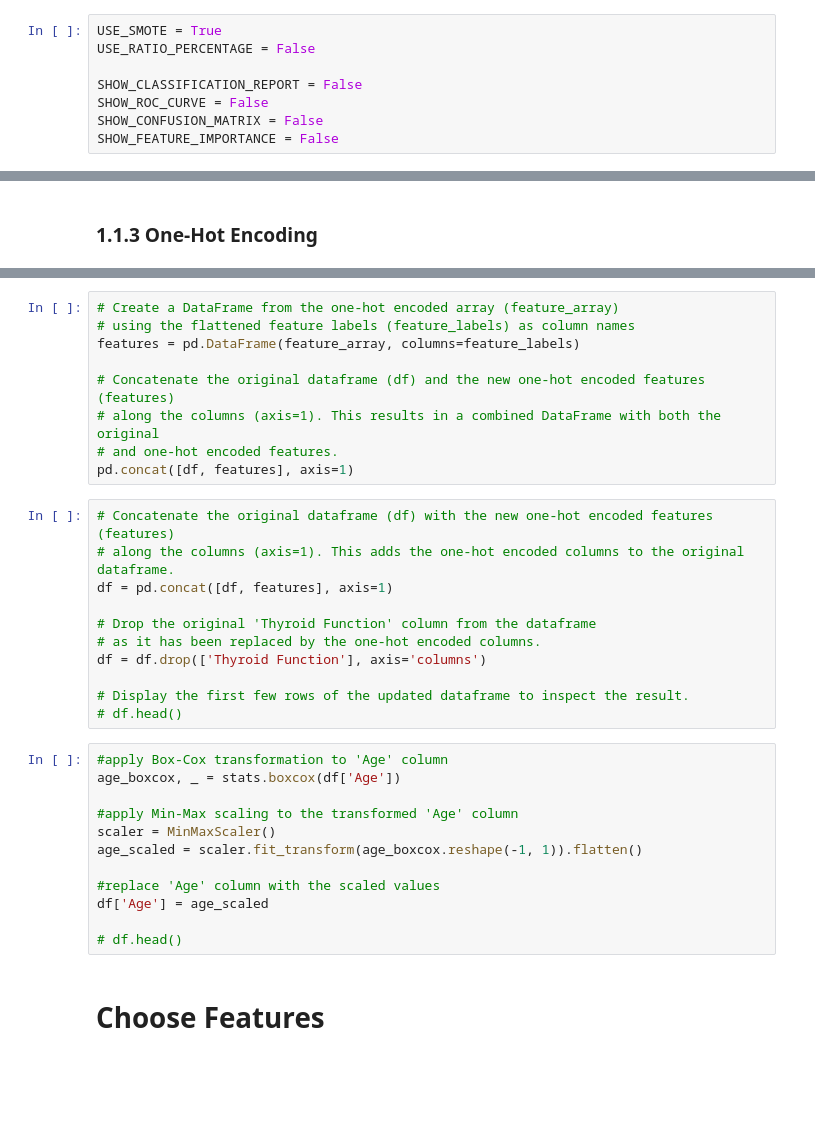
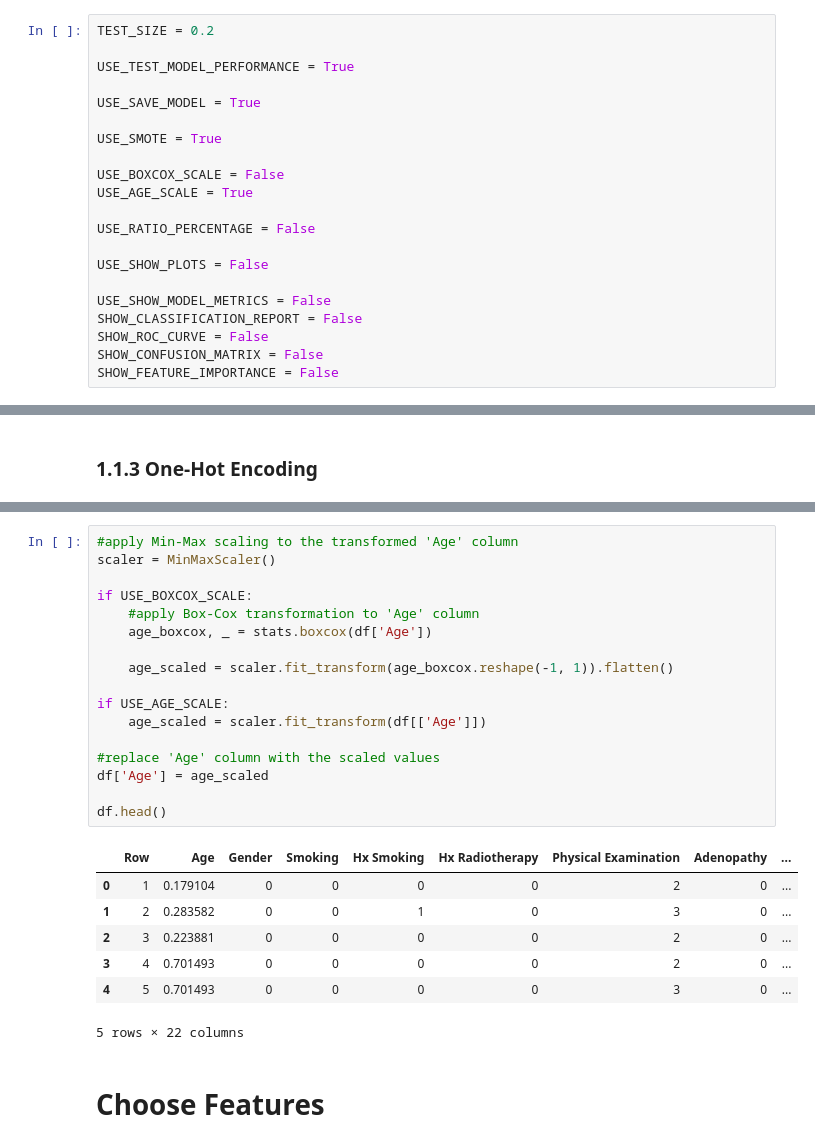
Before and after one commit to josh-dcosta/pjas-thyroid, a Jupyter notebook: code/science-project-ml-2-3.ipynb, the cells around one changed output, grey strips where cells are left out. Drawn from its saved outputs; the diff is of its cells as text; blank space fills up the shorter version.

```diff
--- a/code/science-project-ml-2-3.ipynb
+++ b/code/science-project-ml-2-3.ipynb
@@ -56,9 +56,22 @@ import joblib
 # %% [markdown]
 # Parameters
 # %%
+TEST_SIZE = 0.2
+
+USE_TEST_MODEL_PERFORMANCE = True
+
+USE_SAVE_MODEL = True
+
 USE_SMOTE = True
+
+USE_BOXCOX_SCALE = False
+USE_AGE_SCALE = True
+
 USE_RATIO_PERCENTAGE = False
 
+USE_SHOW_PLOTS = False
+
+USE_SHOW_MODEL_METRICS = False
 SHOW_CLASSIFICATION_REPORT = False
 SHOW_ROC_CURVE = False
 SHOW_CONFUSION_MATRIX = False
@@ -235,35 +267,28 @@ pd.DataFrame(feature_array, columns=feature_labels)
-# %%
-# Create a DataFrame from the one-hot encoded array (feature_array)
-# using the flattened feature labels (feature_labels) as column names
-features = pd.DataFrame(feature_array, columns=feature_labels)
-
-# Concatenate the original dataframe (df) and the new one-hot encoded features (features)
-# along the columns (axis=1). This results in a combined DataFrame with both the original
-# and one-hot encoded features.
-pd.concat([df, features], axis=1)
-# %%
-# Concatenate the original dataframe (df) with the new one-hot encoded features (features)
-# along the columns (axis=1). This adds the one-hot encoded columns to the original dataframe.
-df = pd.concat([df, features], axis=1)
-
-# Drop the original 'Thyroid Function' column from the dataframe
-# as it has been replaced by the one-hot encoded columns.
-df = df.drop(['Thyroid Function'], axis='columns')
-
-# Display the first few rows of the updated dataframe to inspect the result.
-# df.head()
 # %%
-#apply Box-Cox transformation to 'Age' column
-age_boxcox, _ = stats.boxcox(df['Age'])
-
 #apply Min-Max scaling to the transformed 'Age' column
 scaler = MinMaxScaler()
-age_scaled = scaler.fit_transform(age_boxcox.reshape(-1, 1)).flatten()
+
+if USE_BOXCOX_SCALE:
+    #apply Box-Cox transformation to 'Age' column
+    age_boxcox, _ = stats.boxcox(df['Age'])
+
+    age_scaled = scaler.fit_transform(age_boxcox.reshape(-1, 1)).flatten()
+
+if USE_AGE_SCALE:
+    age_scaled = scaler.fit_transform(df[['Age']])
 
 #replace 'Age' column with the scaled values
 df['Age'] = age_scaled
 
-# df.head()
+df.head()
+# %% [output]
+|  | Row | Age | Gender | Smoking | Hx Smoking | Hx Radiotherapy | Physical Examination | Adenopathy | ... |
+| 0 | 1 | 0.179104 | 0 | 0 | 0 | 0 | 2 | 0 | ... |
+| 1 | 2 | 0.283582 | 0 | 0 | 1 | 0 | 3 | 0 | ... |
+| 2 | 3 | 0.223881 | 0 | 0 | 0 | 0 | 2 | 0 | ... |
+| 3 | 4 | 0.701493 | 0 | 0 | 0 | 0 | 2 | 0 | ... |
+| 4 | 5 | 0.701493 | 0 | 0 | 0 | 0 | 3 | 0 | ... |
+5 rows × 22 columns
 # %% [markdown]
 # Choose Features
 # %%
```
Also changed, not shown: parts of 22 cells of this notebook, 15 other files.
